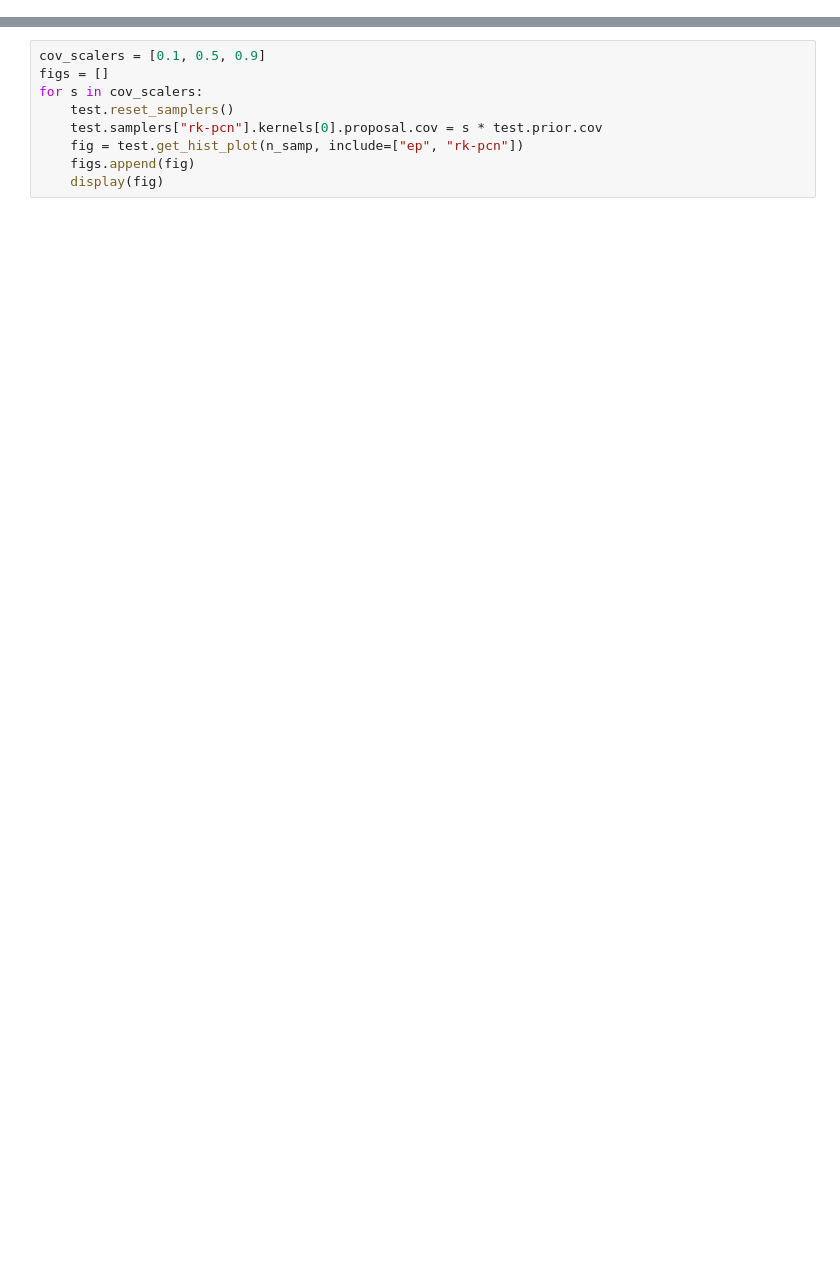
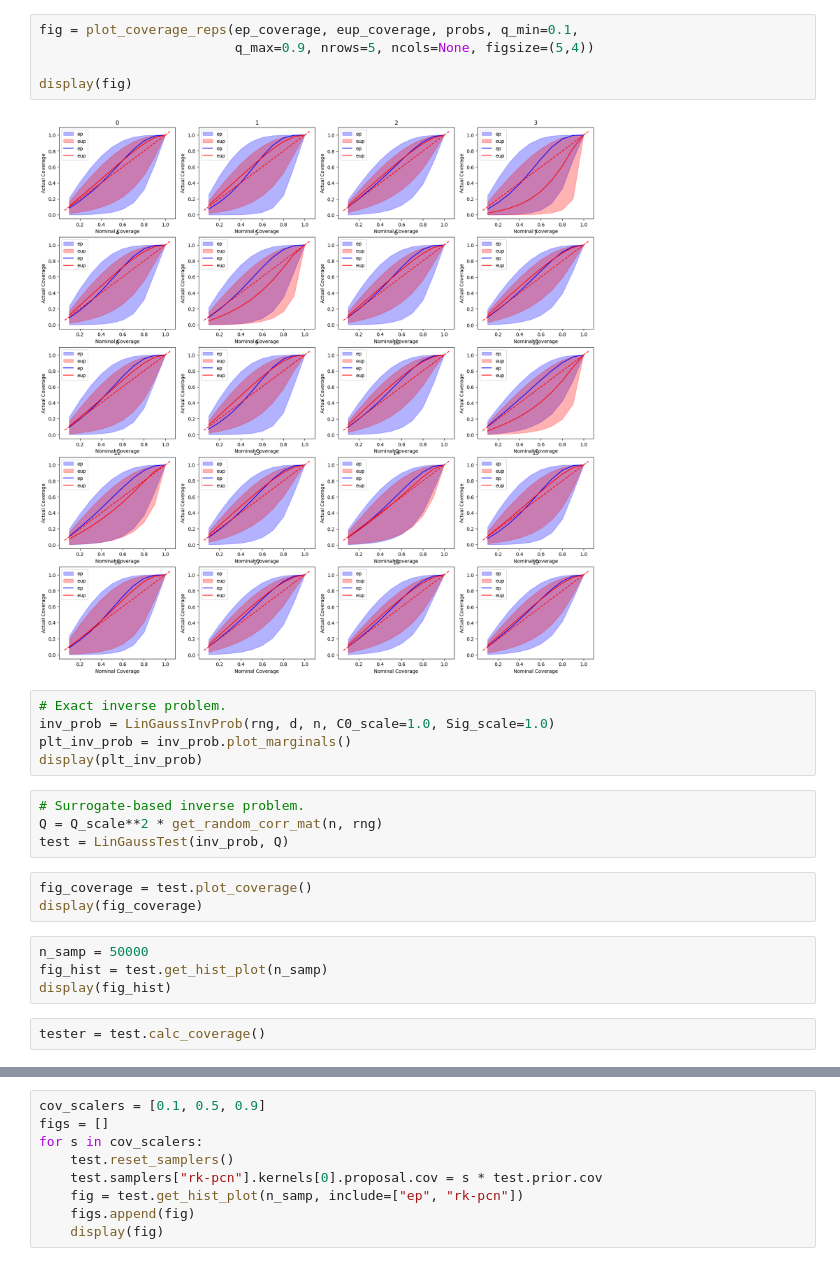
Before and after one commit to arob5/Bayesian-inference-with-surrogates, a Jupyter notebook: experiments/linear_Gaussian/linear_Gaussian_experiment.ipynb, the cells around one changed output, grey strips where cells are left out. Saved outputs shown, nothing was run; the diff lists cells and outputs as text; blank space fills up the shorter version.

```diff
--- a/experiments/linear_Gaussian/linear_Gaussian_experiment.ipynb
+++ b/experiments/linear_Gaussian/linear_Gaussian_experiment.ipynb
@@ -26,0 +25,25 @@ display(fig_hist)
+# %%
+fig = plot_coverage_reps(ep_coverage, eup_coverage, probs, q_min=0.1,
+                         q_max=0.9, nrows=5, ncols=None, figsize=(5,4))
+
+display(fig)
+# %% [output]
+[figure, added]
+# %%
+# Exact inverse problem.
+inv_prob = LinGaussInvProb(rng, d, n, C0_scale=1.0, Sig_scale=1.0)
+plt_inv_prob = inv_prob.plot_marginals()
+display(plt_inv_prob)
+# %%
+# Surrogate-based inverse problem.
+Q = Q_scale**2 * get_random_corr_mat(n, rng)
+test = LinGaussTest(inv_prob, Q)
+# %%
+fig_coverage = test.plot_coverage()
+display(fig_coverage)
+# %%
+n_samp = 50000
+fig_hist = test.get_hist_plot(n_samp)
+display(fig_hist)
+# %%
+tester = test.calc_coverage()
```
Also changed, not shown: parts of 10 cells of this notebook, 2 other files.
